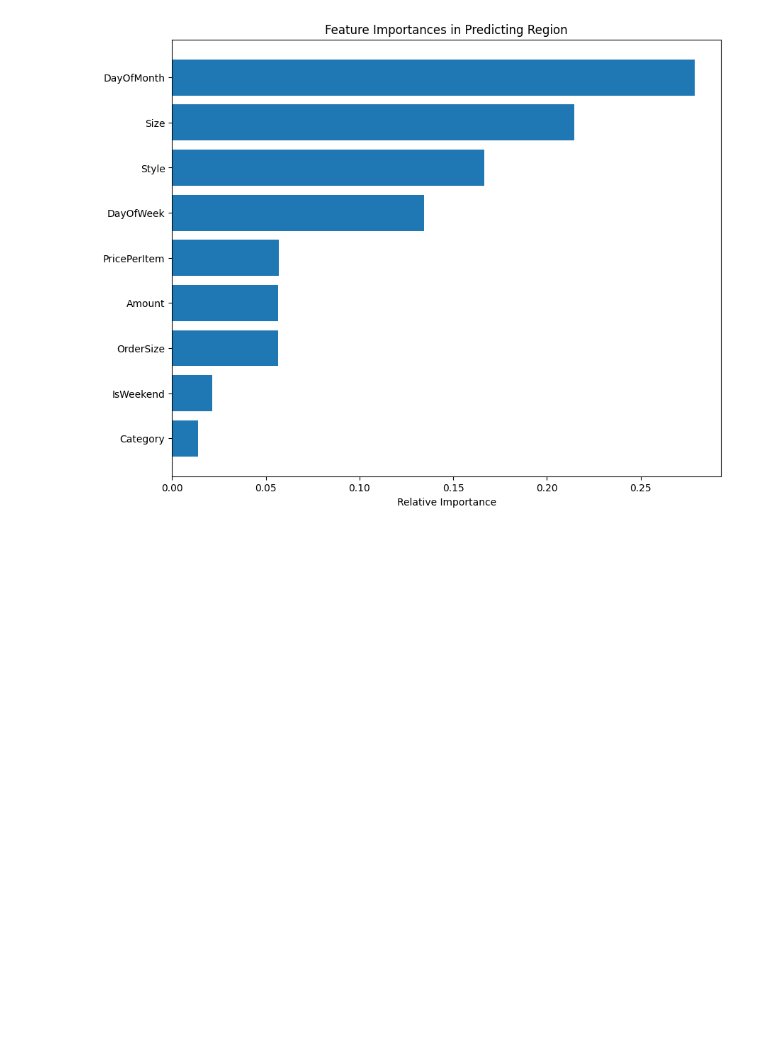
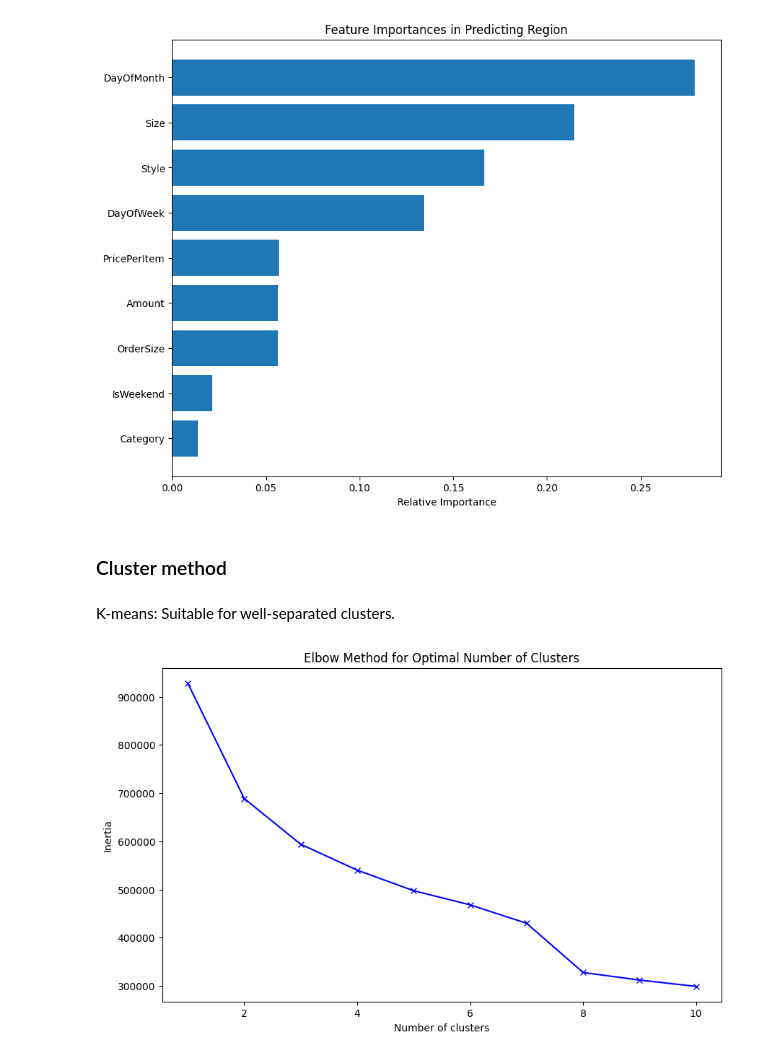
Before and after one commit to patrick-hsbr/fh_mtm_data_projekt_group1, a Jupyter notebook: data.ipynb, the cells around one changed output. Cells and saved outputs as stored; diff of their text form; code cells hidden in the pictures; blank space fills up the shorter version.

Commit message:
cluster model done

```diff
--- a/data.ipynb
+++ b/data.ipynb
@@ -545,3 +547,46 @@ plt.gca().invert_yaxis()  # Highest importance at the top
 plt.show()
 # %% [output]
 [figure]
+# %% [markdown]
+### Cluster method
+# %% [markdown]
+K-means: Suitable for well-separated clusters.
+# %%
+import pandas as pd
+from sklearn.preprocessing import StandardScaler
+from sklearn.cluster import KMeans
+import matplotlib.pyplot as plt
+
+
+# Select relevant features for clustering
+features = ['Qty', 'Amount', 'PricePerItem', 'Category', 'Size', 'IsWeekend', 'Region', 'PricePerItem']
+numeric_columns = data_clean.select_dtypes(include=[np.number]).columns
+
+#cluster_analysis = data_clean.groupby('Cluster')[numeric_columns].mean()
+
+data = data_clean[features]
+
+# Standardize the data
+scaler = StandardScaler()
+data_scaled = scaler.fit_transform(data)
+
+# Create a DataFrame with the scaled data
+data_scaled_df = pd.DataFrame(data_scaled, columns=features)
+# %%
+# Determine the optimal number of clusters using the Elbow method
+inertia = []
+K = range(1, 11)
+for k in K:
+    kmeans = KMeans(n_clusters=k, random_state=42)
+    kmeans.fit(data_scaled_df)
+    inertia.append(kmeans.inertia_)
+
+# Plot the Elbow curve
+plt.figure(figsize=(10, 6))
+plt.plot(K, inertia, 'bx-')
+plt.xlabel('Number of clusters')
+plt.ylabel('Inertia')
+plt.title('Elbow Method for Optimal Number of Clusters')
+plt.show()
+# %% [output]
+[figure, added]
```
Also changed, not shown: parts of 13 cells of this notebook, 1 other file.
